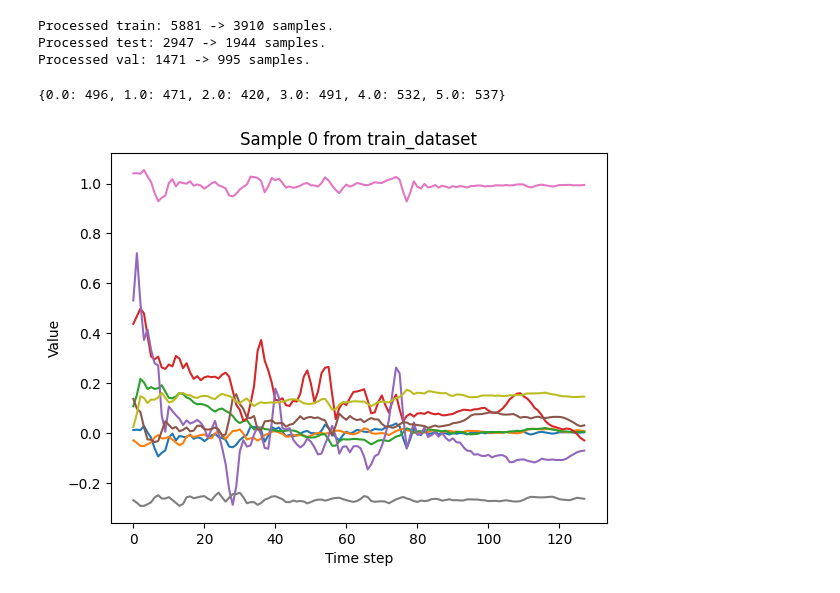
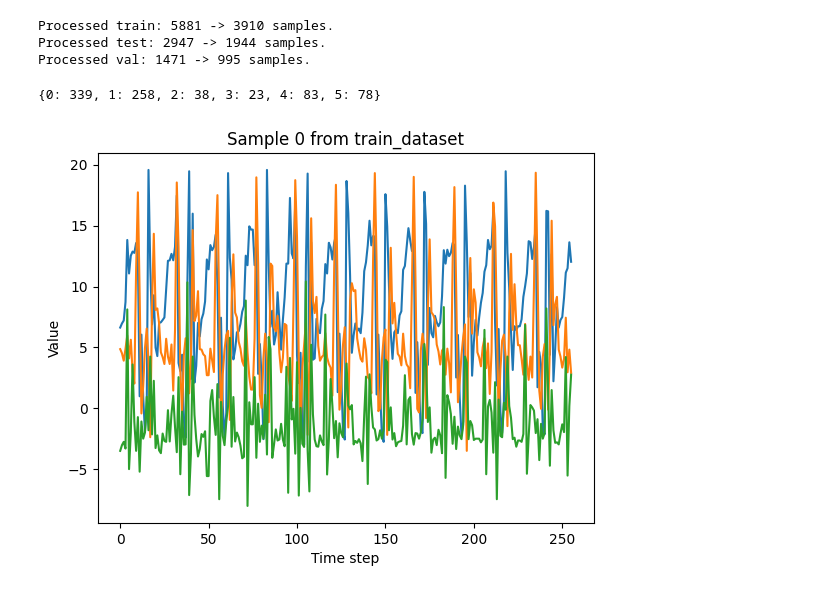
Before and after one commit to czotterbenedek/ood-detection-with-timedrl, a Jupyter notebook: notebooks/data_check.ipynb, the cells around one changed output. Saved outputs shown, nothing was run; the diff lists cells and outputs as text; code cells hidden in the pictures.

```diff
--- a/notebooks/data_check.ipynb
+++ b/notebooks/data_check.ipynb
@@ -42,7 +42,7 @@ Processed train: 5881 -> 3910 samples.
 Processed test: 2947 -> 1944 samples.
 Processed val: 1471 -> 995 samples.
 # %%
-dataset = torch.load("../dataset/classification/HAR/test_orig.pt")
+dataset = torch.load("../dataset/classification/WISDM/test_orig.pt")
 # %%
 labels = dataset.get("labels").numpy()
 
@@ -50,15 +50,15 @@ unique, counts = np.unique(labels, return_counts=True)
 # %%
 print(dict(zip(unique, counts)))
 # %% [output]
-{0.0: 496, 1.0: 471, 2.0: 420, 3.0: 491, 4.0: 532, 5.0: 537}
+{0: 339, 1: 258, 2: 38, 3: 23, 4: 83, 5: 78}
 # %%
-sample = dataset.get('samples')[0]
+sample = dataset.get('samples')[200]
 
 plt.figure()
 plt.plot(sample)
 plt.xlabel("Time step")
 plt.ylabel("Value")
 plt.title("Sample 0 from train_dataset")
 plt.show()
 # %% [output]
-[figure, old version]
+[figure, new version]
```
Also changed, not shown: 3 other files.
